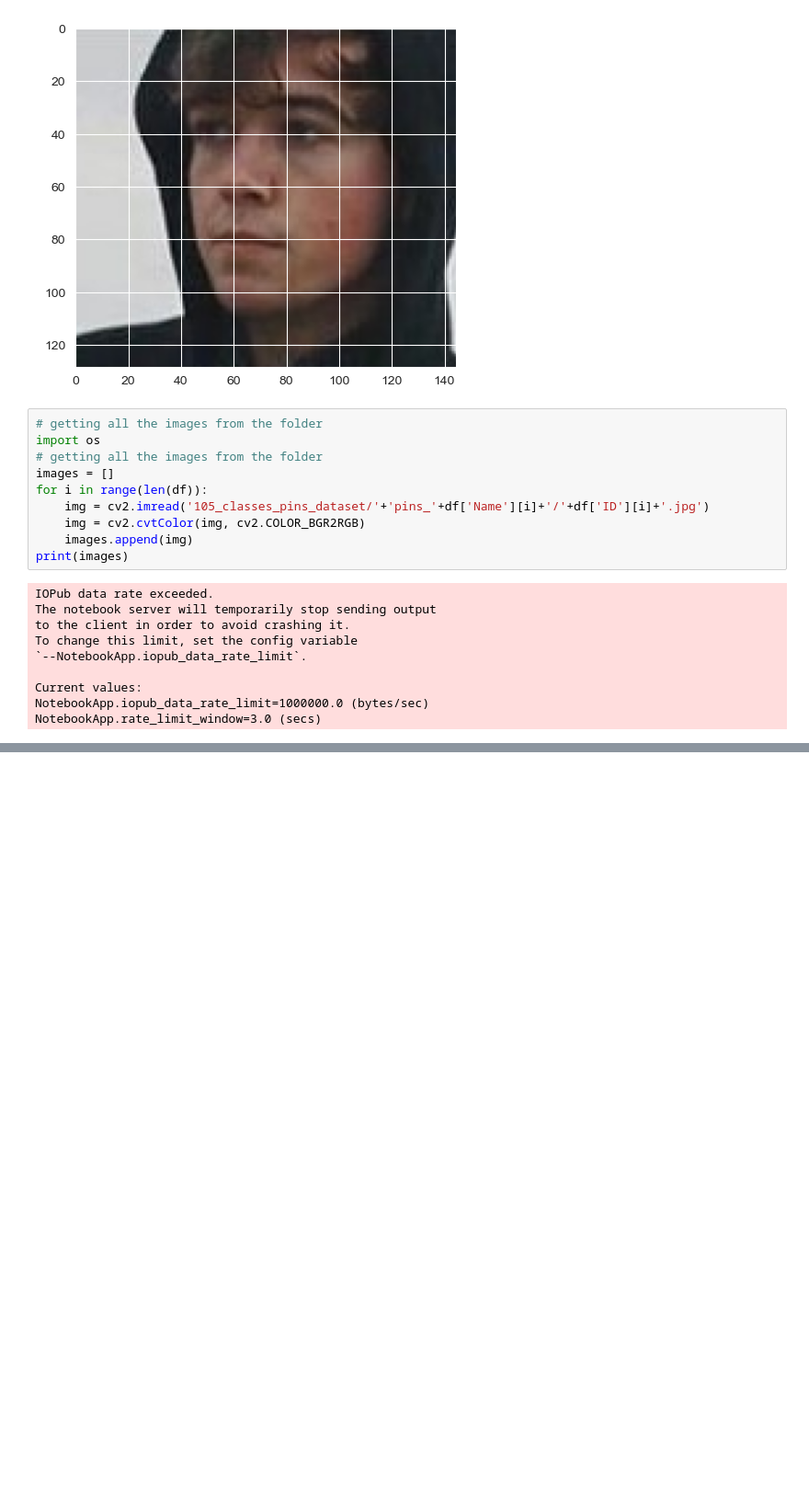
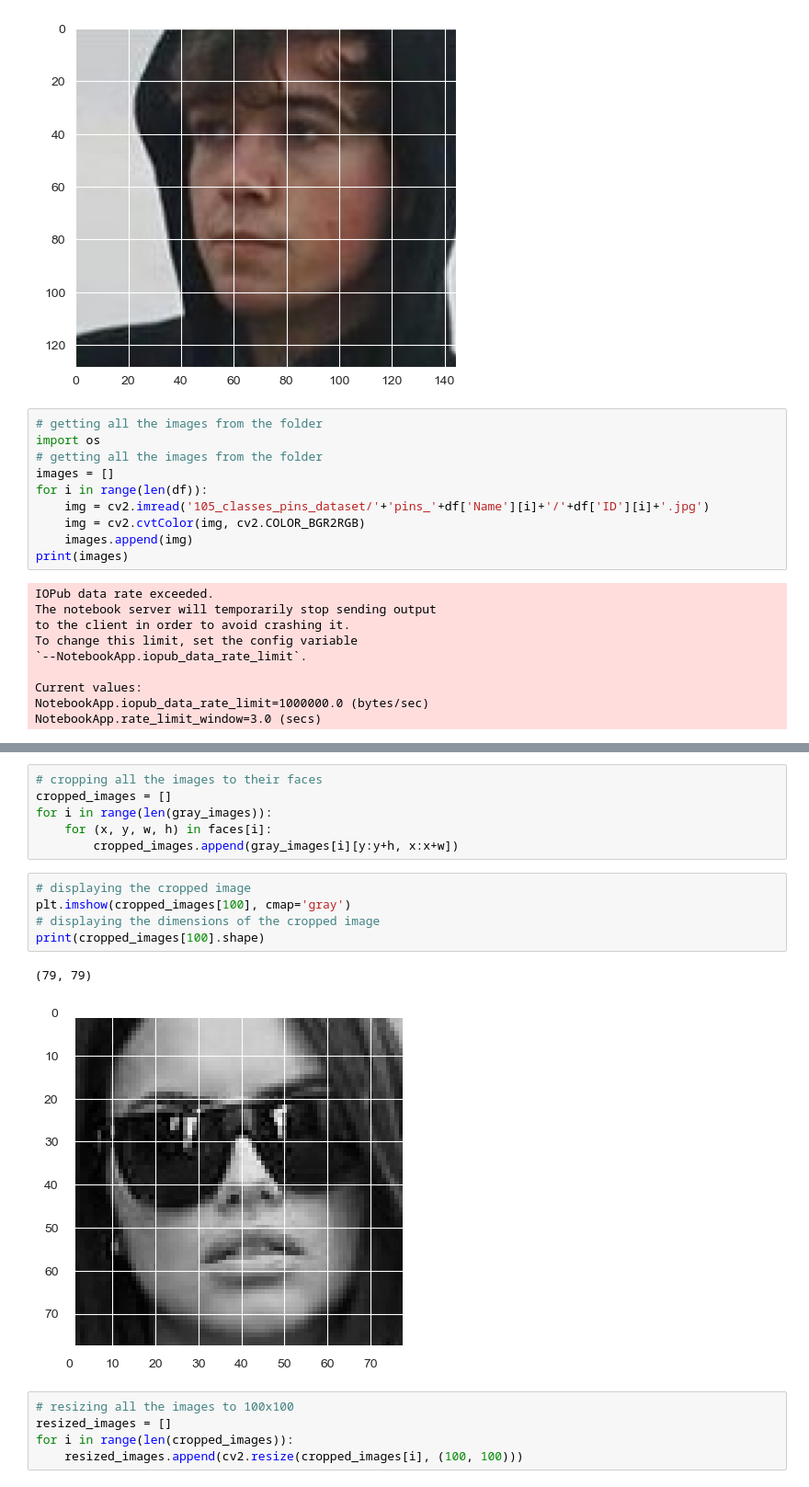
Before and after one commit to parzival979/IMAGE_RECOGNITION_PCA, a Jupyter notebook: main.ipynb, the cells around one changed output, grey strips where cells are left out. Shown at 92% size. Cells and saved outputs as stored; diff of their text form; blank space fills up the shorter version.

```diff
--- a/main.ipynb
+++ b/main.ipynb
@@ -185,0 +279,19 @@ plt.imshow(faces[5])
+# %%
+# cropping all the images to their faces
+cropped_images = []
+for i in range(len(gray_images)):
+    for (x, y, w, h) in faces[i]:
+        cropped_images.append(gray_images[i][y:y+h, x:x+w])
+# %%
+# displaying the cropped image
+plt.imshow(cropped_images[100], cmap='gray')
+# displaying the dimensions of the cropped image
+print(cropped_images[100].shape)
+# %% [output]
+(79, 79)
+[figure, added]
+# %%
+# resizing all the images to 100x100
+resized_images = []
+for i in range(len(cropped_images)):
+    resized_images.append(cv2.resize(cropped_images[i], (100, 100)))
```
Also changed, not shown: parts of 21 cells of this notebook, 2 other files.
